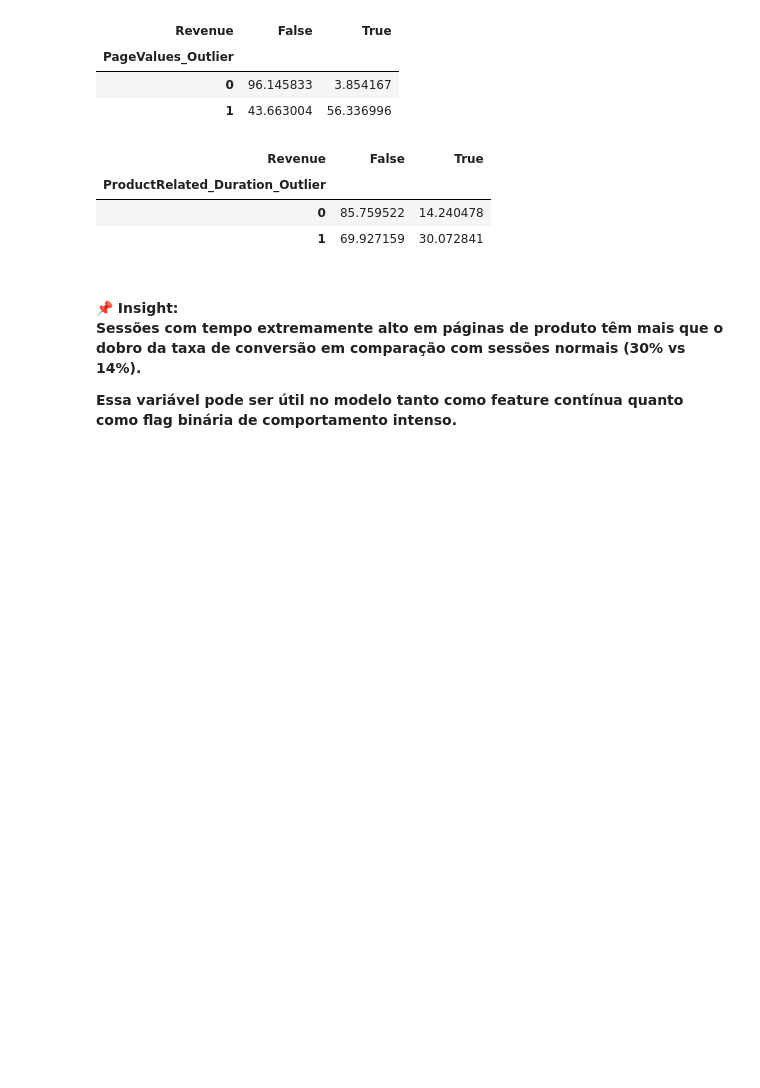
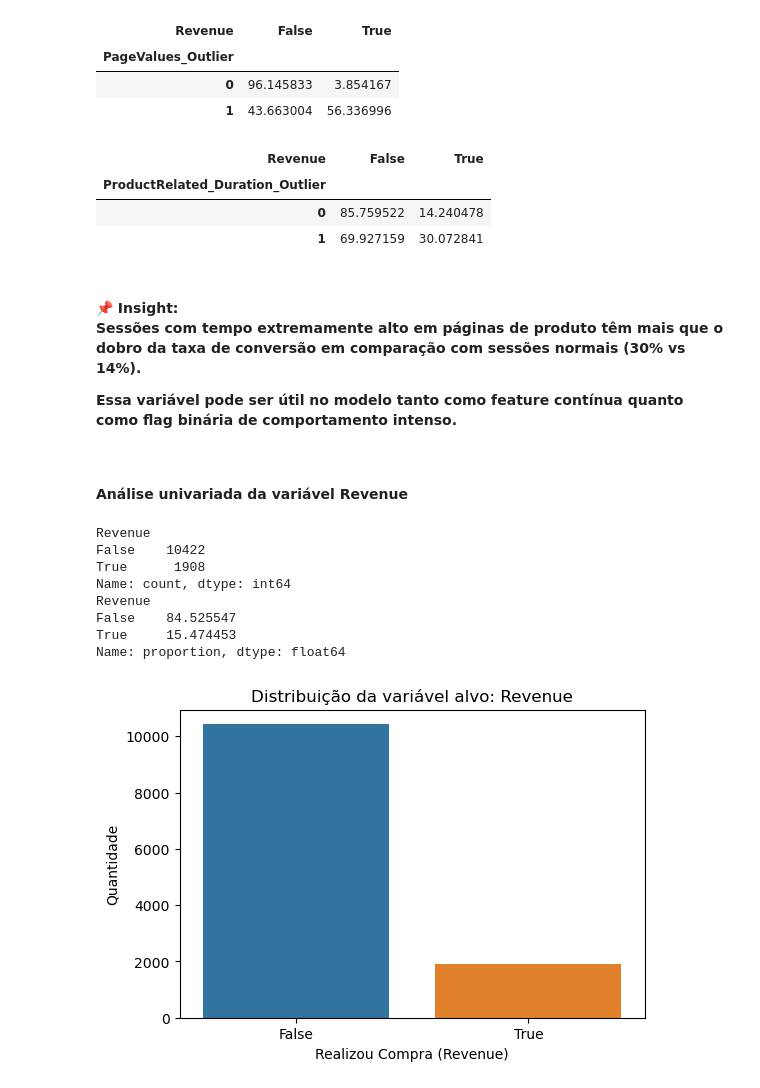
Before and after one commit to jorgelpiva/projetoAplicadoDSXP, a Jupyter notebook: projetoAplicado.ipynb, the cells around one changed output. Cells and saved outputs as stored; diff of their text form; code cells hidden in the pictures; blank space fills up the shorter version.

Commit message:
Tarefa Explorar a distribuição da variável target (Revenue) e balanceamento

```diff
--- a/projetoAplicado.ipynb
+++ b/projetoAplicado.ipynb
@@ -267,3 +267,26 @@ Sessões com tempo extremamente alto em páginas de produto têm mais que o dobr
 
 Essa variável pode ser útil no modelo tanto como feature contínua quanto como flag binária de comportamento intenso.
 </h4>
+# %% [markdown]
+<h4>Análise univariada da variável Revenue</h4>
+# %%
+# Contagem absoluta e percentual
+print(df['Revenue'].value_counts())
+print(df['Revenue'].value_counts(normalize=True) * 100)
+
+plt.figure(figsize=(6, 4))
+sns.countplot(x='Revenue', data=df)
+plt.title('Distribuição da variável alvo: Revenue')
+plt.xlabel('Realizou Compra (Revenue)')
+plt.ylabel('Quantidade')
+plt.show()
+# %% [output]
+Revenue
+False    10422
+True      1908
+Name: count, dtype: int64
+Revenue
+False    84.525547
+True     15.474453
+Name: proportion, dtype: float64
+[figure, added]
```
Also changed, not shown: parts of 4 cells of this notebook.
